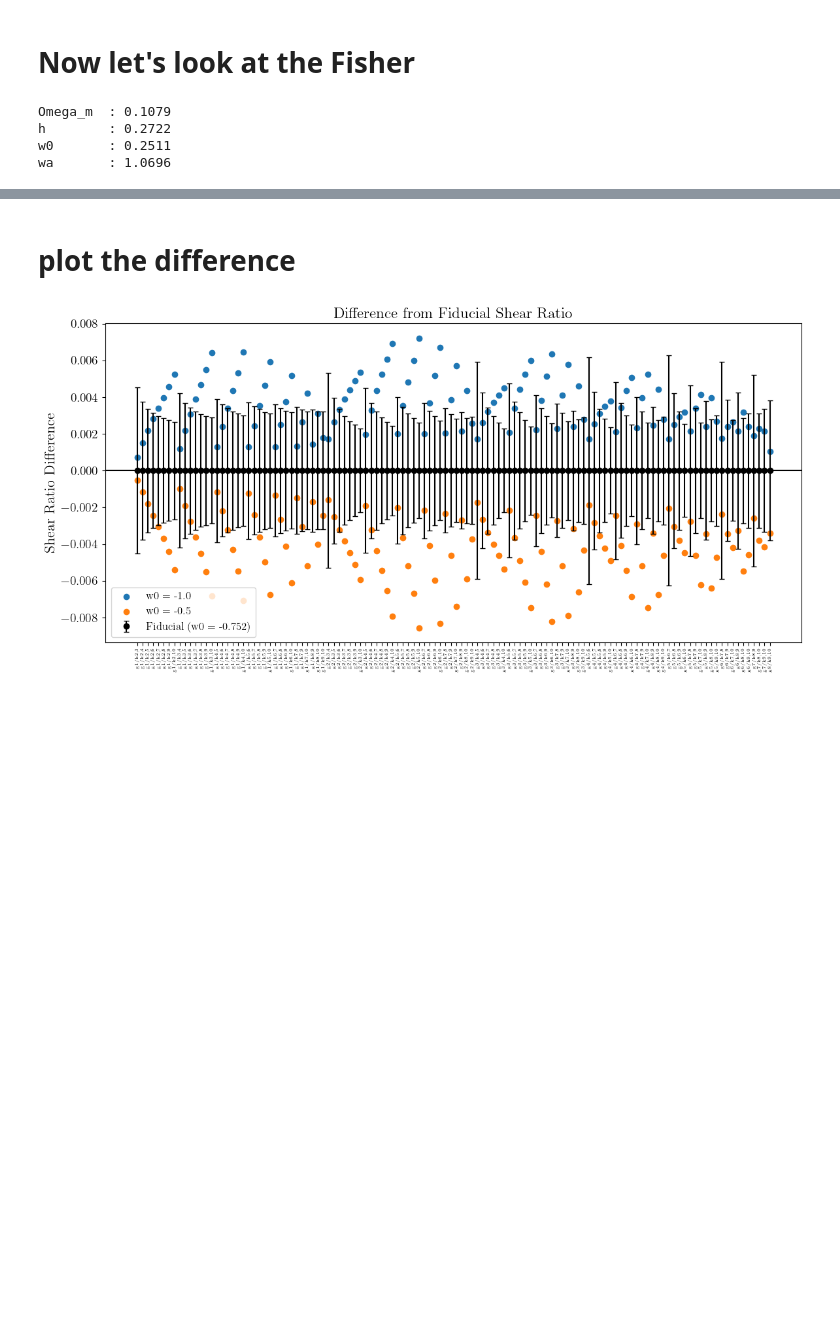
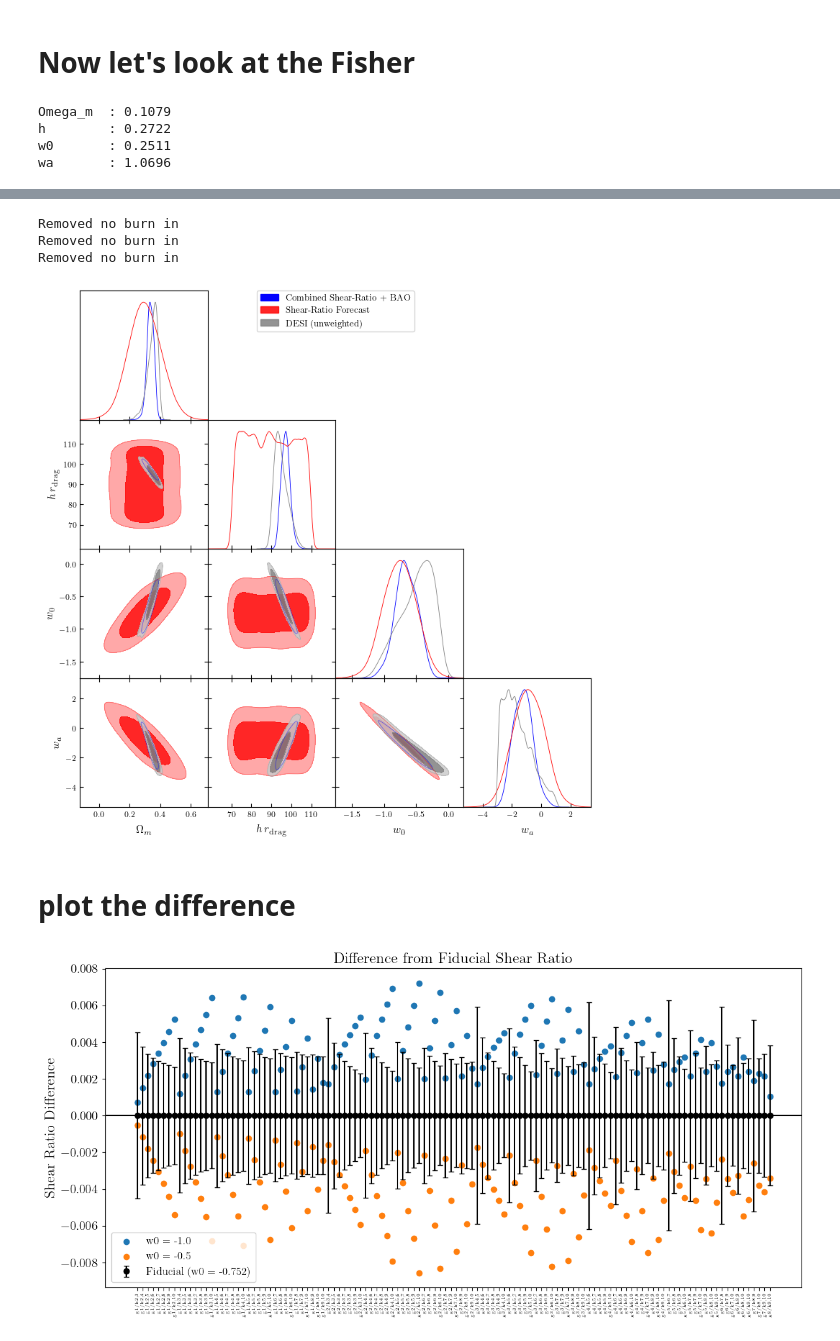
Before and after one commit to pltaylor16/SRFish, a Jupyter notebook: shear-ratio.ipynb, the cells around one changed output, grey strips where cells are left out. Cells and saved outputs as stored; diff of their text form; code cells hidden in the pictures; blank space fills up the shorter version.

```diff
--- a/shear-ratio.ipynb
+++ b/shear-ratio.ipynb
@@ -984,3 +1200,45 @@ Removed no burn in
+# %%
+from getdist import MCSamples
+import getdist.plots as gdplt
+import matplotlib.pyplot as plt
+
+# --- Set up the parameter names and LaTeX labels ---
+param_names = ["Omega_m", "hrdrag", "w0", "wa"]
+latex_labels = [r"\Omega_m", r"h\,r_{\mathrm{drag}}", r"w_0", r"w_a"]
+
+# --- Create MCSamples objects ---
+desi_weighted = MCSamples(samples=desi_samples_low, weights=desi_weights,
+                          names=param_names, labels=latex_labels)
+
+desi_unweighted = MCSamples(samples=desi_samples_low,
+                            names=param_names, labels=latex_labels)
+
+samples_hrdrag_obj = MCSamples(samples=samples_hrdrag,
+                               names=param_names, labels=latex_labels)
+
+# --- Matplotlib style ---
+plt.rcParams.update({
+    "text.usetex": True,
+    "font.family": "serif",
+    "font.serif": ["Computer Modern Roman"],
+    "axes.labelsize": 16,
+    "font.size": 14,
+    "legend.fontsize": 12,
+})
+
+# --- Plot ---
+g = gdplt.get_subplot_plotter()
+g.triangle_plot(
+    [desi_weighted, samples_hrdrag_obj, desi_unweighted],
+    filled=True,
+    legend_labels=["Combined Shear-Ratio + BAO", "Shear-Ratio Forecast", "DESI (unweighted)"],
+    contour_colors=["blue", "red", "gray"]
+)
+# %% [output]
+Removed no burn in
+Removed no burn in
+Removed no burn in
+[figure, added]
 # %% [markdown]
 # plot the difference
 # %%
```
Also changed, not shown: parts of 12 cells of this notebook.
